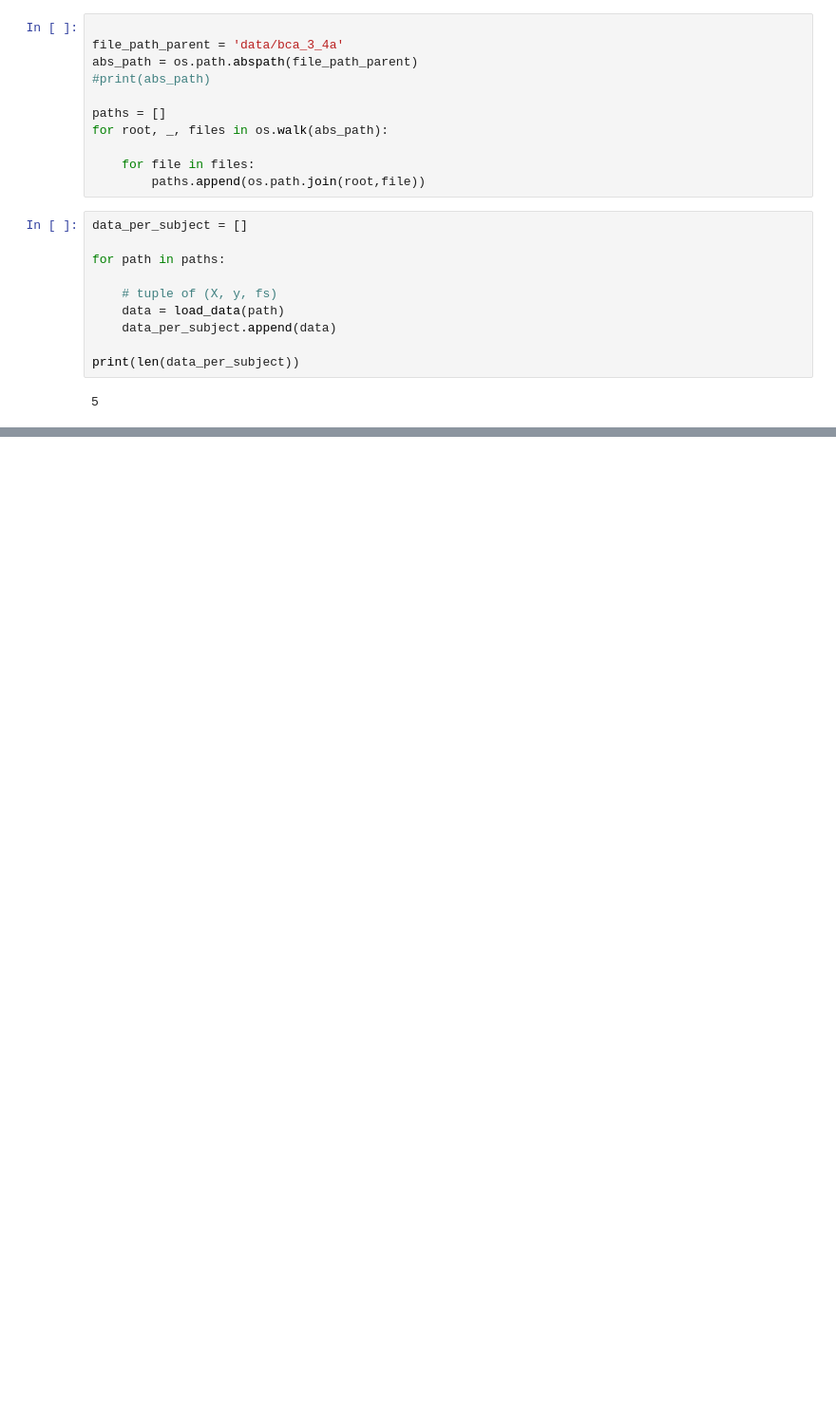
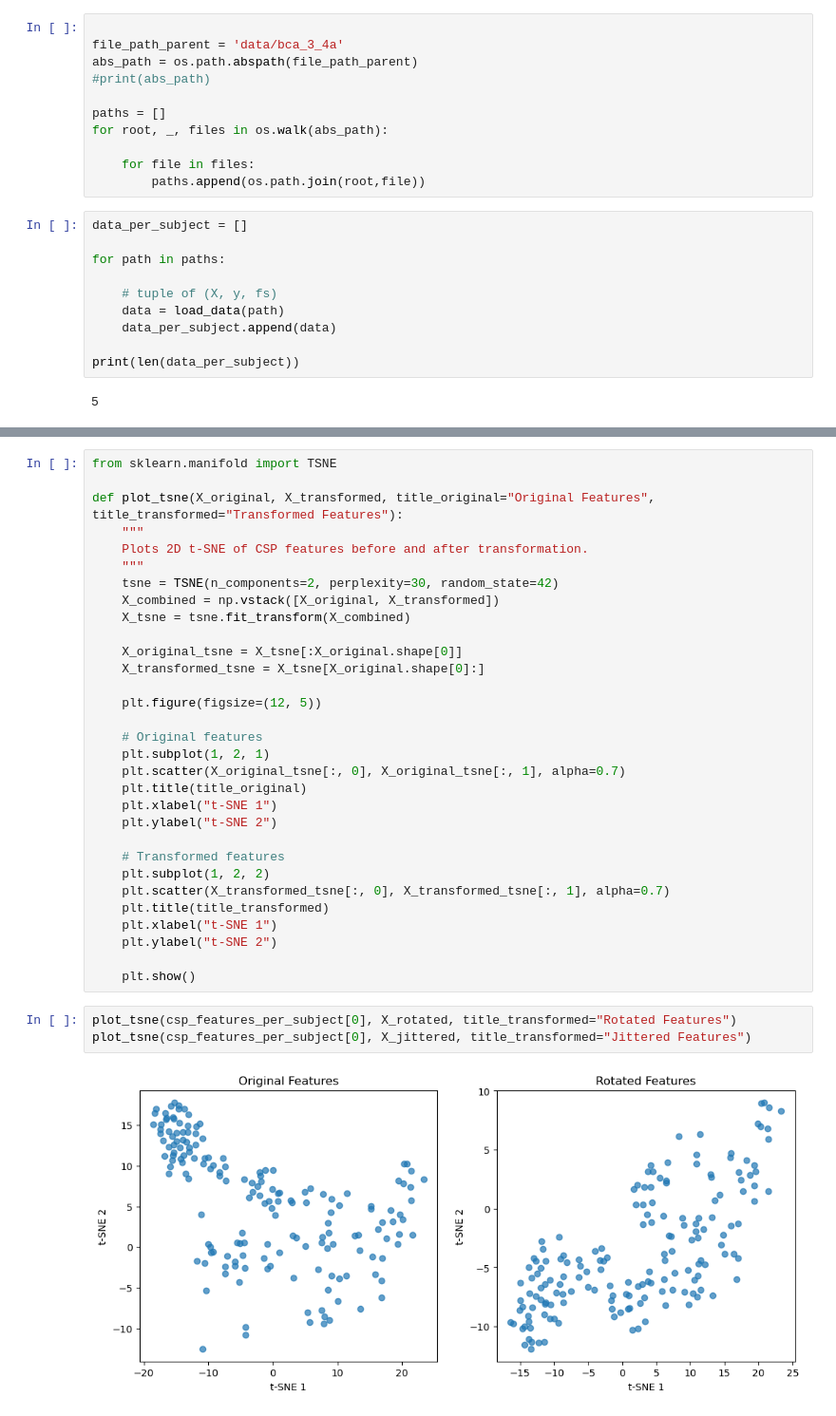
Before and after one commit to JaigonRyu/EEG_RL_Feature_Transforms, a Jupyter notebook: preprocess_test_mult.ipynb, the cells around one changed output, grey strips where cells are left out. Shown at 95% size. Drawn from its saved outputs; the diff is of its cells as text; blank space fills up the shorter version.

```diff
--- a/preprocess_test_mult.ipynb
+++ b/preprocess_test_mult.ipynb
@@ -152,0 +295,36 @@ y_df = pd.DataFrame(y_train)
+# %%
+from sklearn.manifold import TSNE
+
+def plot_tsne(X_original, X_transformed, title_original="Original Features", title_transformed="Transformed Features"):
+    """
+    Plots 2D t-SNE of CSP features before and after transformation.
+    """
+    tsne = TSNE(n_components=2, perplexity=30, random_state=42)
+    X_combined = np.vstack([X_original, X_transformed])
+    X_tsne = tsne.fit_transform(X_combined)
+
+    X_original_tsne = X_tsne[:X_original.shape[0]]
+    X_transformed_tsne = X_tsne[X_original.shape[0]:]
+
+    plt.figure(figsize=(12, 5))
+
+    # Original features
+    plt.subplot(1, 2, 1)
+    plt.scatter(X_original_tsne[:, 0], X_original_tsne[:, 1], alpha=0.7)
+    plt.title(title_original)
+    plt.xlabel("t-SNE 1")
+    plt.ylabel("t-SNE 2")
+
+    # Transformed features
+    plt.subplot(1, 2, 2)
+    plt.scatter(X_transformed_tsne[:, 0], X_transformed_tsne[:, 1], alpha=0.7)
+    plt.title(title_transformed)
+    plt.xlabel("t-SNE 1")
+    plt.ylabel("t-SNE 2")
+
+    plt.show()
+# %%
+plot_tsne(csp_features_per_subject[0], X_rotated, title_transformed="Rotated Features")
+plot_tsne(csp_features_per_subject[0], X_jittered, title_transformed="Jittered Features")
+# %% [output]
+[figure, added]
```
Also changed, not shown: parts of 27 cells of this notebook.
